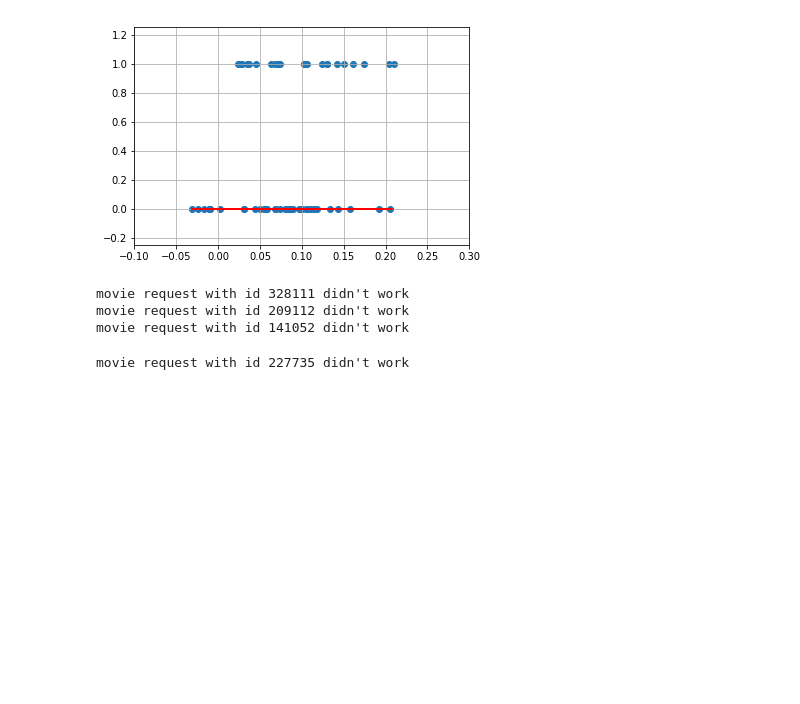
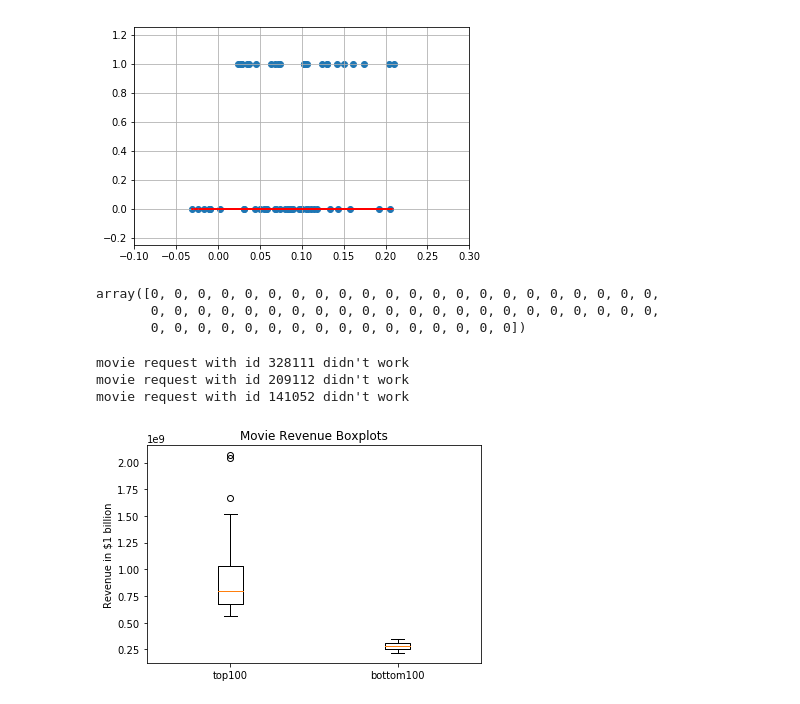
Before and after one commit to angadkalra/NYTimes-Movie-Critics, a Jupyter notebook: ProjectCode.ipynb, the cells around one changed output. Saved outputs shown, nothing was run; the diff lists cells and outputs as text; code cells hidden in the pictures; blank space fills up the shorter version.

```diff
--- a/ProjectCode.ipynb
+++ b/ProjectCode.ipynb
@@ -181,6 +178,12 @@ plt.grid(True)
 plt.show()
 # %% [output]
 [figure]
+# %%
+y_pred
+# %% [output]
+array([0, 0, 0, 0, 0, 0, 0, 0, 0, 0, 0, 0, 0, 0, 0, 0, 0, 0, 0, 0, 0, 0,
+       0, 0, 0, 0, 0, 0, 0, 0, 0, 0, 0, 0, 0, 0, 0, 0, 0, 0, 0, 0, 0, 0,
+       0, 0, 0, 0, 0, 0, 0, 0, 0, 0, 0, 0, 0, 0, 0, 0])
 # %%
 # Top 100 revenue movie characteristics
 
@@ -307,7 +312,7 @@ bottom100_movies = []
 # buffer between top100 movies code running
 time.sleep(11)
 
-for i in range(40,42):
+for i in range(10,12):
     resp = requests.get(bottom100_url, params={"api_key": tmdb_apikey, "sort_by": "revenue.desc", "page": i,
                                            "primary_release_date.gte": "2010-01-01",
                                             "primary_release_data.lte": "2017-01-01"})
@@ -333,7 +338,7 @@ for i in range(40,42):
 
 time.sleep(15)
 
-for i in range(42,44):
+for i in range(12,14):
     resp = requests.get(bottom100_url, params={"api_key": tmdb_apikey, "sort_by": "revenue.desc", "page": i,
                                            "primary_release_date.gte": "2010-01-01",
                                             "primary_release_data.lte": "2017-01-01"})
@@ -359,7 +364,7 @@ for i in range(42,44):
 
 time.sleep(15)
 
-resp = requests.get(bottom100_url, params={"api_key": tmdb_apikey, "sort_by": "revenue.desc", "page": 45,
+resp = requests.get(bottom100_url, params={"api_key": tmdb_apikey, "sort_by": "revenue.desc", "page": 15,
                                            "primary_release_date.gte": "2010-01-01",
                                             "primary_release_data.lte": "2017-01-01"})
 if (resp.status_code == 200):
@@ -381,8 +386,6 @@ if (resp.status_code == 200):
             continue
 else:
     print(json.loads(resp.text))
-# %% [output]
-movie request with id 227735 didn't work
 # %%
 # Create bottom 100 movies DataFrame
 bottom100_cols = ["title", "budget", "release_season"]
@@ -415,6 +420,18 @@ for ind, movie in enumerate(bottom100_movies):
         df_dict["release_season"] = "Fall"
 
 bottom100_df = pd.DataFrame.from_dict(df_dict)
+# %%
+# Revenue boxplots
+
+top100_rev = top100_df["revenue"].values
+bot100_rev = bottom100_df["revenue"].values
+
+plt.boxplot([top100_rev, bot100_rev], labels=["top100", "bottom100"])
+plt.title("Movie Revenue Boxplots")
+plt.ylabel("Revenue in $1 billion")
+plt.show()
+# %% [output]
+[figure, added]
 # %%
 # Analyze top100 and bottom100 datasets
 
```
Also changed, not shown: parts of 8 cells of this notebook, 1 other file.
